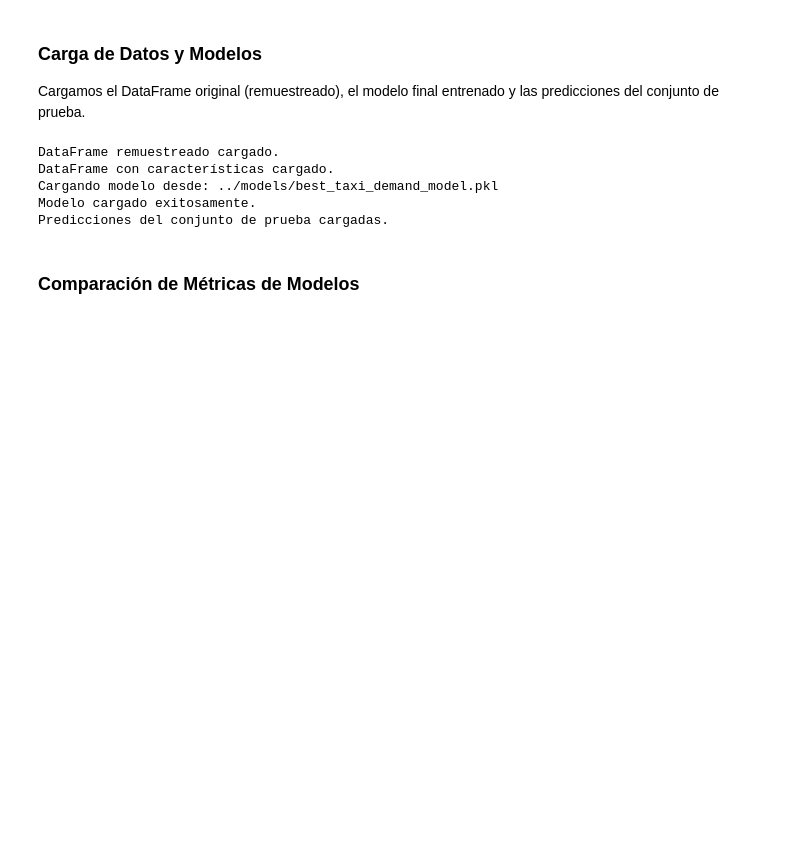
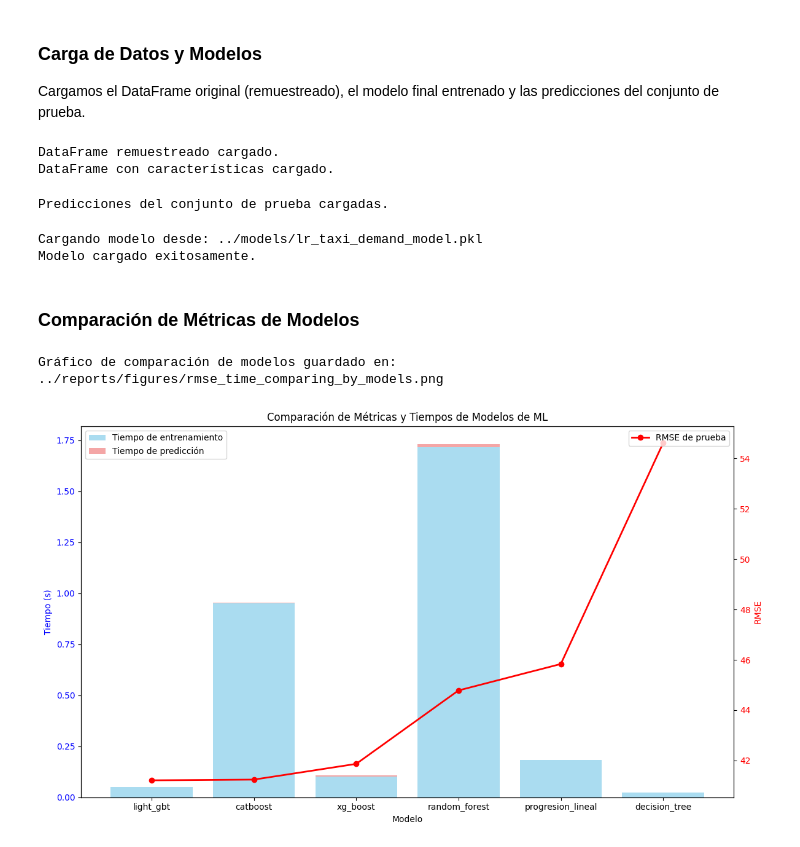
Before and after one commit to jcardosorios/tripleten_13_ML_temporal_series, a Jupyter notebook: notebook/4.0-evaluacion-resultados.ipynb, the cells around one changed output. Saved outputs shown, nothing was run; the diff lists cells and outputs as text; code cells hidden in the pictures; blank space fills up the shorter version.

Commit message:
feat: resultados

```diff
--- a/notebook/4.0-evaluacion-resultados.ipynb
+++ b/notebook/4.0-evaluacion-resultados.ipynb
@@ -30,8 +26,6 @@ Cargamos el DataFrame original (remuestreado), el modelo final entrenado y las p
 # %%
 processed_data_path = '../data/processed/resampled_taxi_data.parquet'
 features_data_path = '../data/processed/features_taxi_data.parquet'
-model_path = '../models/best_taxi_demand_model.pkl'
-predictions_test_path = '../data/processed/test_predictions.parquet'
 
 # Cargar datos originales remuestreados
 if os.path.exists(processed_data_path):
@@ -41,36 +35,42 @@ else:
     print(f"ADVERTENCIA: No se encontró {processed_data_path}. Ejecute el notebook 1.0.")
     df_resampled = None
 
-# Cargar el DataFrame con características
+# Cargar el DataFrame con caracteristicas
 if os.path.exists(features_data_path):
     df_features = pd.read_parquet(features_data_path)
     print("DataFrame con características cargado.")
 else:
     print(f"ADVERTENCIA: No se encontró {features_data_path}. Ejecute el notebook 2.0.")
     df_features = None
-
-# Cargar el modelo entrenado
-if os.path.exists(model_path):
-    final_model = load_model(model_path)
-else:
-    print(f"ADVERTENCIA: No se encontró el modelo en {model_path}. Ejecute el notebook 3.0.")
-    final_model = None
-
-# Cargar las predicciones del conjunto de prueba
-if os.path.exists(predictions_test_path):
-    predictions_test_df = pd.read_parquet(predictions_test_path)
-    print("Predicciones del conjunto de prueba cargadas.")
-    target_test = predictions_test_df['real']
-    predictions_test_values = predictions_test_df['predicted']
-else:
-    print(f"ADVERTENCIA: No se encontraron las predicciones de prueba en {predictions_test_path}. Ejecute el notebook 3.0.")
-    target_test = None
-    predictions_test_values = None
 # %% [output]
 DataFrame remuestreado cargado.
 DataFrame con características cargado.
-Cargando modelo desde: ../models/best_taxi_demand_model.pkl
-Modelo cargado exitosamente.
-Predicciones del conjunto de prueba cargadas.
+# %%
+# Cargar las predicciones del conjunto de prueba
+predictions_test_path = '../data/processed/test_predictions.parquet'
+
+if os.path.exists(predictions_test_path):
+    predictions_test_df = pd.read_parquet(predictions_test_path)
+    print("Predicciones del conjunto de prueba cargadas.")
+    target_test = predictions_test_df['real']
+    predictions_test_values = predictions_test_df.drop(['real'], axis=1)
+else:
+    print(f"ADVERTENCIA: No se encontraron las predicciones de prueba en {predictions_test_path}. Ejecute el notebook 3.0.")
+    target_test = None
+    predictions_test_values = None
+# %% [output]
+Predicciones del conjunto de prueba cargadas.
+# %%
+# Cargar modelo entrenado de regresión lineal
+model_path = '../models/lr_taxi_demand_model.pkl'
+
+if os.path.exists(model_path):
+    model_lr = load_model(model_path)
+else:
+    print(f"ADVERTENCIA: No se encontró el modelo en {model_path}. Ejecute el notebook 3.0.")
+    model_lr = None
+# %% [output]
+Cargando modelo desde: ../models/lr_taxi_demand_model.pkl
+Modelo cargado exitosamente.
 # %% [markdown]
 ### Comparación de Métricas de Modelos
@@ -189,0 +77,11 @@ else:
+# %%
+RESULT_SAVE_PATH ='../data/processed/results.parquet'
+df_results = pd.read_parquet(RESULT_SAVE_PATH)
+
+plot_model_comparison(
+    df_results,
+    save_path='../reports/figures/rmse_time_comparing_by_models.png'
+    )
+# %% [output]
+Gráfico de comparación de modelos guardado en: ../reports/figures/rmse_time_comparing_by_models.png
+[figure, added]
```
Also changed, not shown: parts of 6 cells of this notebook, 14 other files.
